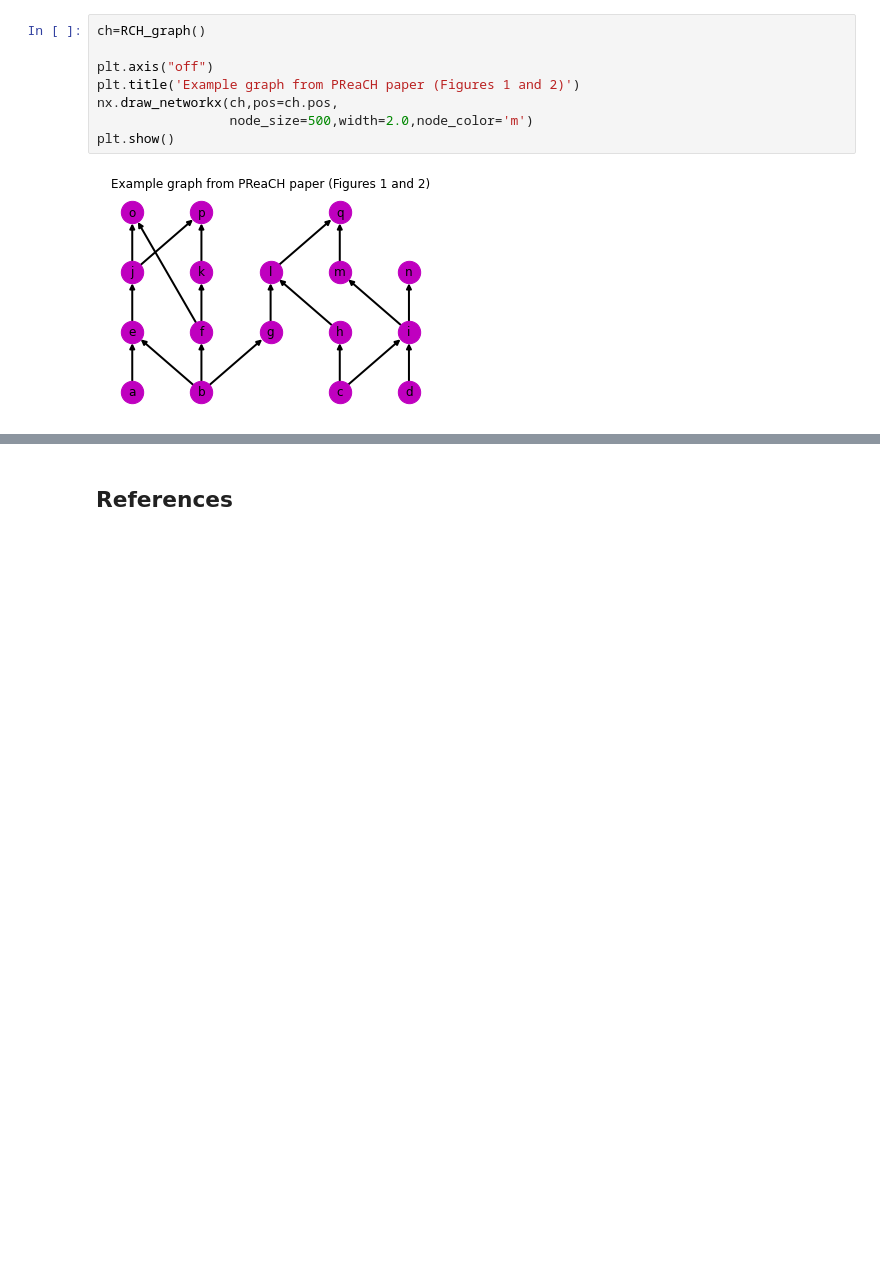
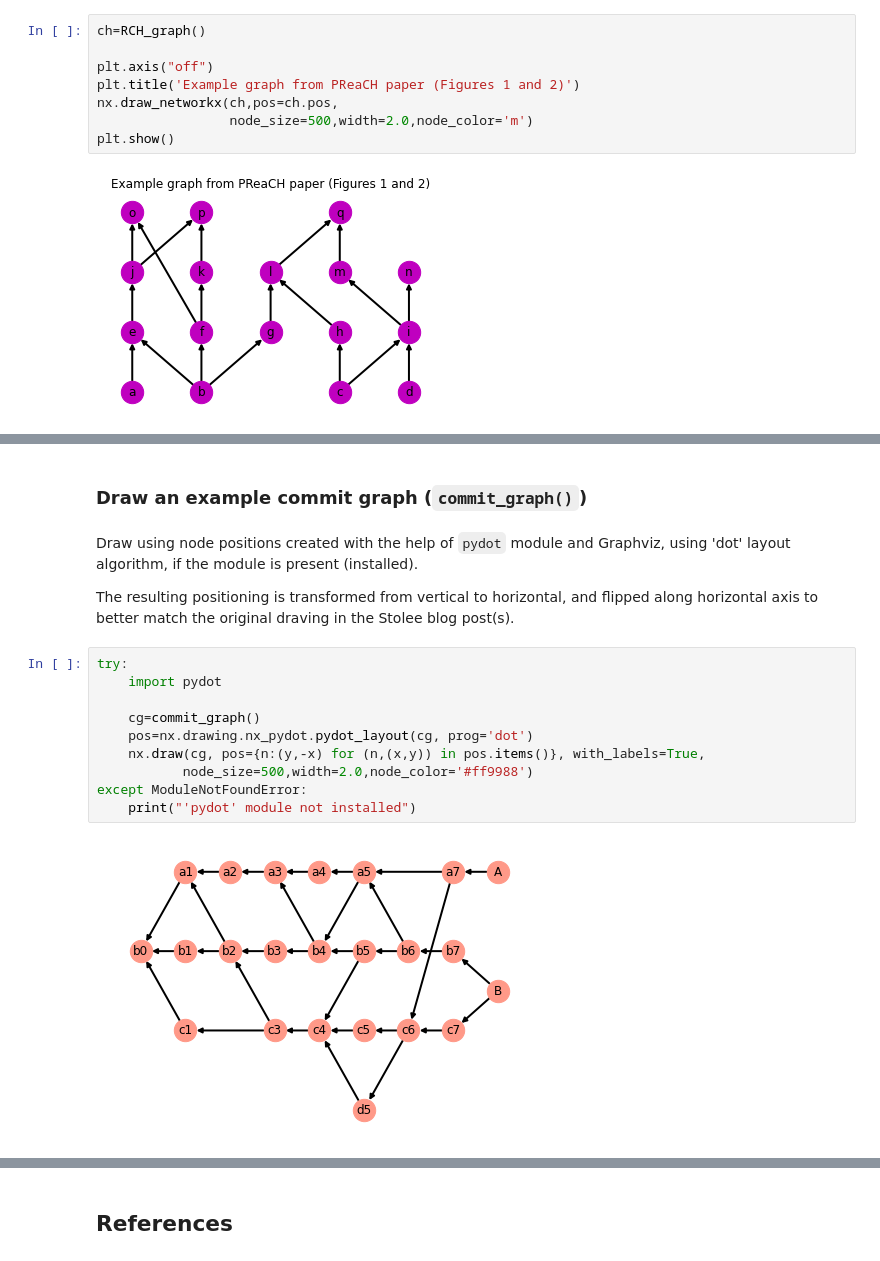
Before and after one commit to jnareb/git-commit-graph-ext, a Jupyter notebook: 03_example_graphs.ipynb, the cells around one changed output, grey strips where cells are left out. Saved outputs shown, nothing was run; the diff lists cells and outputs as text; blank space fills up the shorter version.

```diff
--- a/03_example_graphs.ipynb
+++ b/03_example_graphs.ipynb
@@ -429,0 +474,18 @@ plt.show()
+# %% [markdown]
+### Draw an example commit graph (`commit_graph()`)
+# %% [markdown]
+Draw using node positions created with the help of `pydot` module and Graphviz, using 'dot' layout algorithm, if the module is present (installed).
+
+The resulting positioning is transformed from vertical to horizontal, and flipped along horizontal axis to better match the original draving in the Stolee blog post(s).
+# %%
+try:
+    import pydot
+
+    cg=commit_graph()
+    pos=nx.drawing.nx_pydot.pydot_layout(cg, prog='dot')
+    nx.draw(cg, pos={n:(y,-x) for (n,(x,y)) in pos.items()}, with_labels=True,
+           node_size=500,width=2.0,node_color='#ff9988')
+except ModuleNotFoundError:
+    print("'pydot' module not installed")
+# %% [output]
+[figure, added]
```
Also changed, not shown: parts of 9 cells of this notebook, 6 other files.
